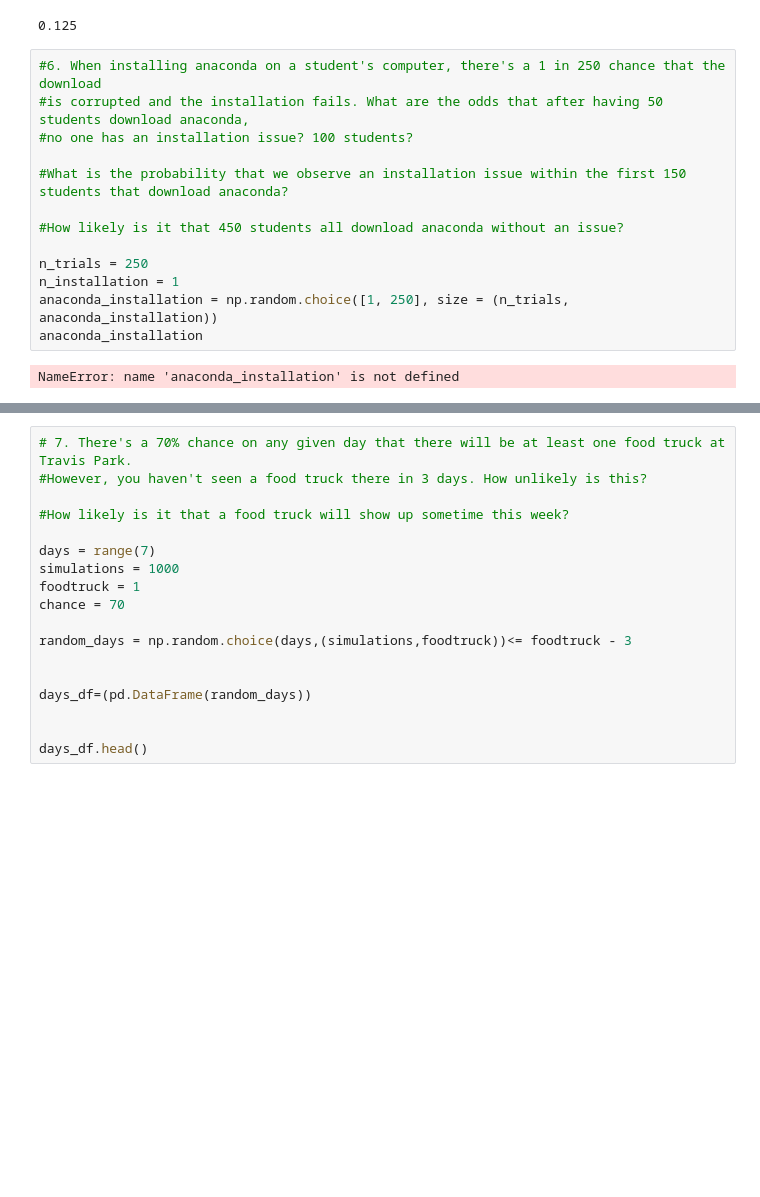
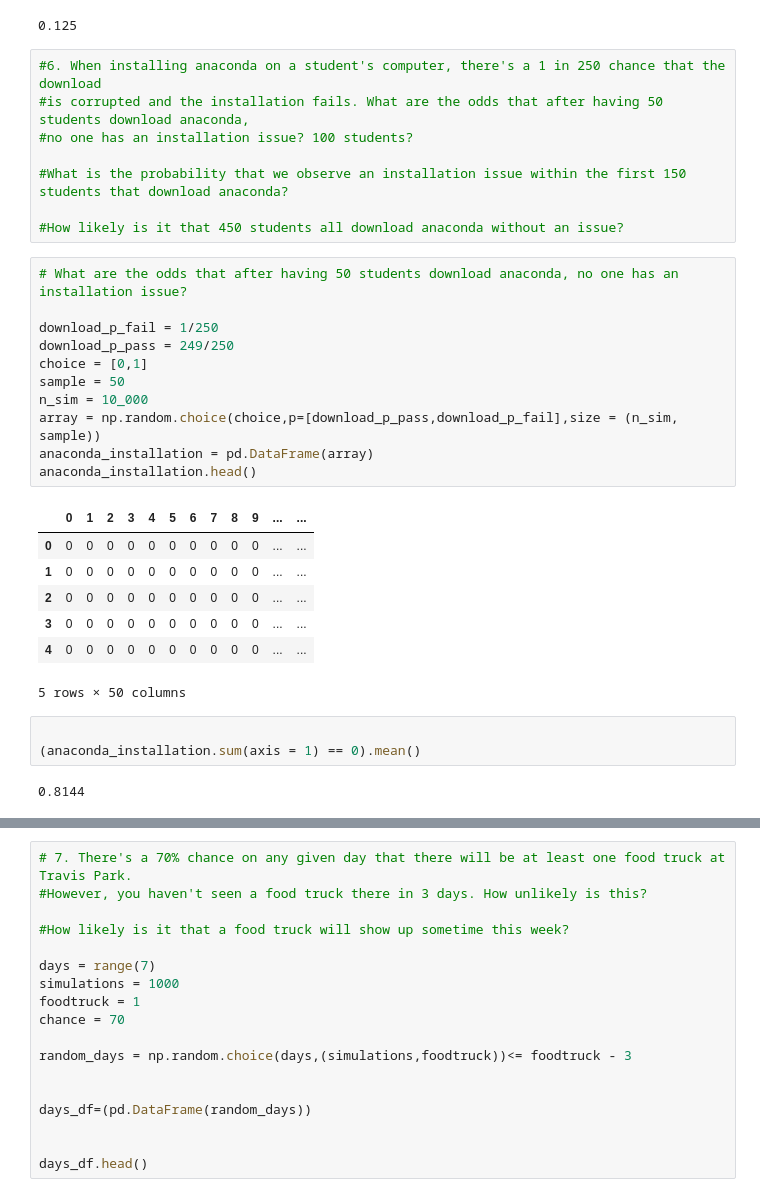
Before and after one commit to patrickamwayi/statistics-exercises, a Jupyter notebook: simulation.ipynb, the cells around one changed output, grey strips where cells are left out. Saved outputs shown, nothing was run; the diff lists cells and outputs as text; blank space fills up the shorter version.

```diff
--- a/simulation.ipynb
+++ b/simulation.ipynb
@@ -123,10 +130,27 @@ avg_height_of_women = np.random.normal(avg_height_of_women, std_dev_women, size
 #What is the probability that we observe an installation issue within the first 150 students that download anaconda?
 
 #How likely is it that 450 students all download anaconda without an issue?
-
-n_trials = 250
-n_installation = 1
-anaconda_installation = np.random.choice([1, 250], size = (n_trials, anaconda_installation))
-anaconda_installation
-# %% [output]
-NameError: name 'anaconda_installation' is not defined
+# %%
+# What are the odds that after having 50 students download anaconda, no one has an installation issue?
+
+download_p_fail = 1/250
+download_p_pass = 249/250
+choice = [0,1]
+sample = 50
+n_sim = 10_000
+array = np.random.choice(choice,p=[download_p_pass,download_p_fail],size = (n_sim, sample))
+anaconda_installation = pd.DataFrame(array)
+anaconda_installation.head()
+# %% [output]
+|  | 0 | 1 | 2 | 3 | 4 | 5 | 6 | 7 | 8 | 9 | ... | ... |
+| 0 | 0 | 0 | 0 | 0 | 0 | 0 | 0 | 0 | 0 | 0 | ... | ... |
+| 1 | 0 | 0 | 0 | 0 | 0 | 0 | 0 | 0 | 0 | 0 | ... | ... |
+| 2 | 0 | 0 | 0 | 0 | 0 | 0 | 0 | 0 | 0 | 0 | ... | ... |
+| 3 | 0 | 0 | 0 | 0 | 0 | 0 | 0 | 0 | 0 | 0 | ... | ... |
+| 4 | 0 | 0 | 0 | 0 | 0 | 0 | 0 | 0 | 0 | 0 | ... | ... |
+5 rows × 50 columns
+# %%
+
+(anaconda_installation.sum(axis = 1) == 0).mean()
+# %% [output]
+0.8144
```
Also changed, not shown: parts of 15 cells of this notebook.
